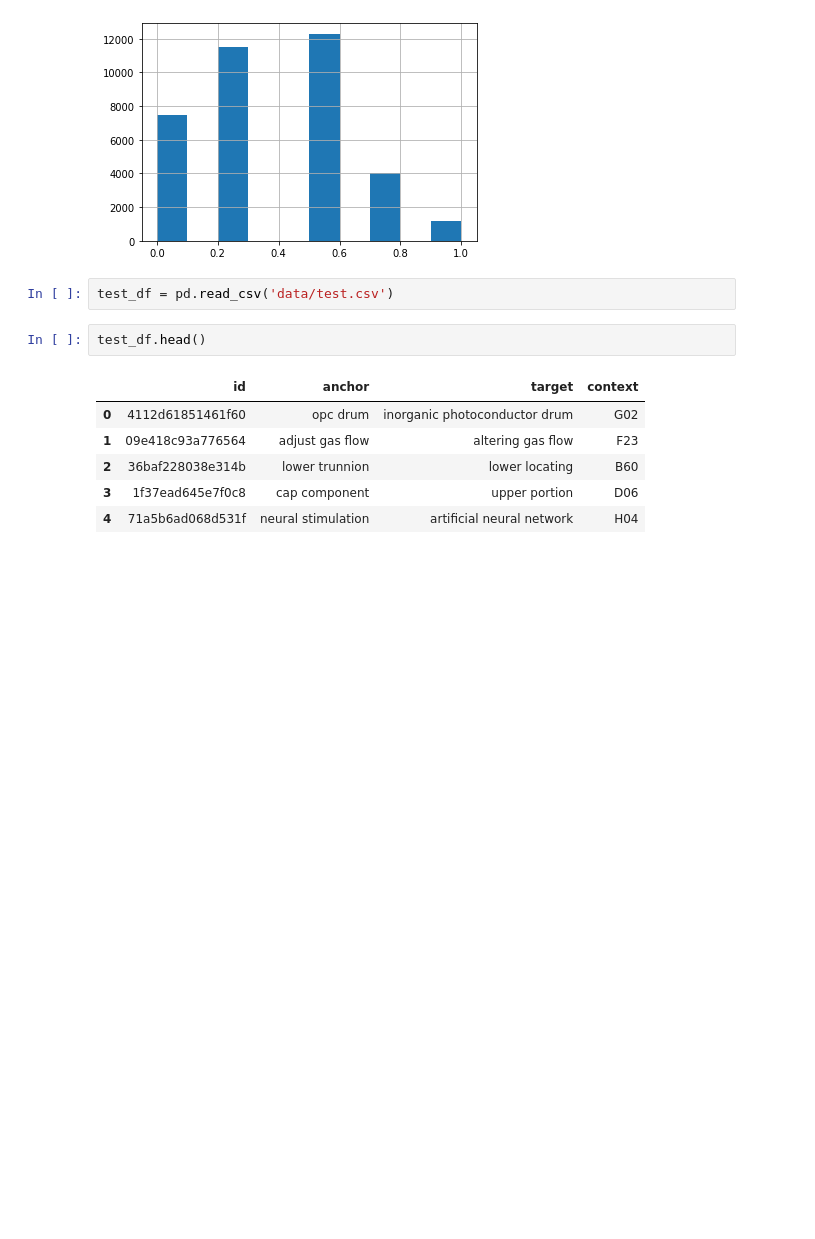
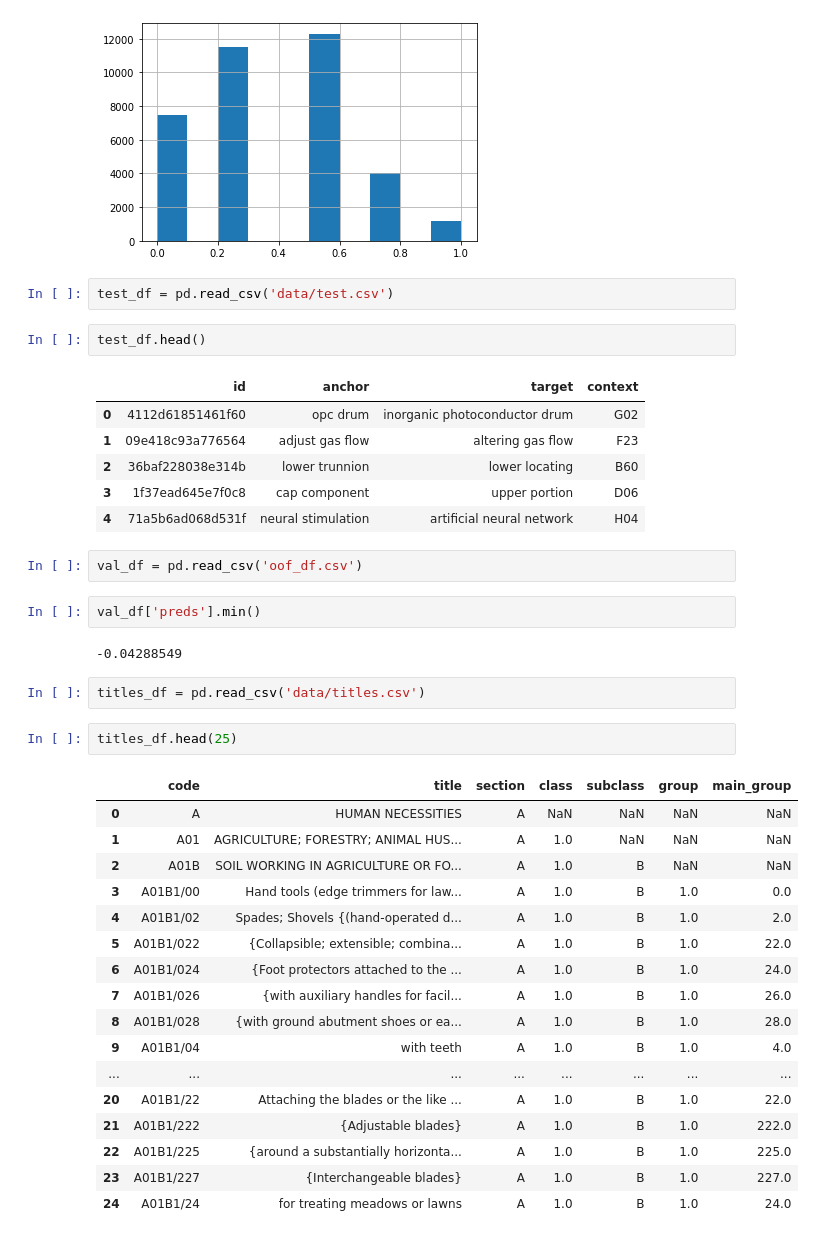
Before and after one commit to bhavikm/kaggle-patent-phrase-matching, a Jupyter notebook: eda.ipynb, the cells around one changed output. Cells and saved outputs as stored; diff of their text form; blank space fills up the shorter version.

```diff
--- a/eda.ipynb
+++ b/eda.ipynb
@@ -39,3 +39,31 @@ test_df.head()
 | 2 | 36baf228038e314b | lower trunnion | lower locating | B60 |
 | 3 | 1f37ead645e7f0c8 | cap component | upper portion | D06 |
 | 4 | 71a5b6ad068d531f | neural stimulation | artificial neural network | H04 |
+# %%
+val_df = pd.read_csv('oof_df.csv')
+# %%
+val_df['preds'].min()
+# %% [output]
+-0.04288549
+# %%
+titles_df = pd.read_csv('data/titles.csv')
+# %%
+titles_df.head(25)
+# %% [output]
+|  | code | title | section | class | subclass | group | main_group |
+| 0 | A | HUMAN NECESSITIES | A | NaN | NaN | NaN | NaN |
+| 1 | A01 | AGRICULTURE; FORESTRY; ANIMAL HUS... | A | 1.0 | NaN | NaN | NaN |
+| 2 | A01B | SOIL WORKING IN AGRICULTURE OR FO... | A | 1.0 | B | NaN | NaN |
+| 3 | A01B1/00 | Hand tools (edge trimmers for law... | A | 1.0 | B | 1.0 | 0.0 |
+| 4 | A01B1/02 | Spades; Shovels {(hand-operated d... | A | 1.0 | B | 1.0 | 2.0 |
+| 5 | A01B1/022 | {Collapsible; extensible; combina... | A | 1.0 | B | 1.0 | 22.0 |
+| 6 | A01B1/024 | {Foot protectors attached to the ... | A | 1.0 | B | 1.0 | 24.0 |
+| 7 | A01B1/026 | {with auxiliary handles for facil... | A | 1.0 | B | 1.0 | 26.0 |
+| 8 | A01B1/028 | {with ground abutment shoes or ea... | A | 1.0 | B | 1.0 | 28.0 |
+| 9 | A01B1/04 | with teeth | A | 1.0 | B | 1.0 | 4.0 |
+| ... | ... | ... | ... | ... | ... | ... | ... |
+| 20 | A01B1/22 | Attaching the blades or the like ... | A | 1.0 | B | 1.0 | 22.0 |
+| 21 | A01B1/222 | {Adjustable blades} | A | 1.0 | B | 1.0 | 222.0 |
+| 22 | A01B1/225 | {around a substantially horizonta... | A | 1.0 | B | 1.0 | 225.0 |
+| 23 | A01B1/227 | {Interchangeable blades} | A | 1.0 | B | 1.0 | 227.0 |
+| 24 | A01B1/24 | for treating meadows or lawns | A | 1.0 | B | 1.0 | 24.0 |
```
Also changed, not shown: 3 other files.
